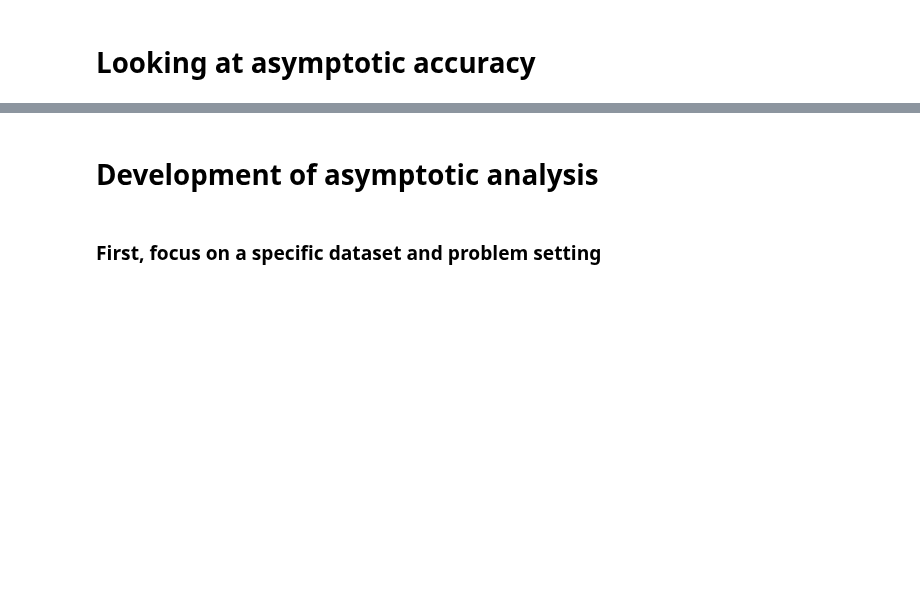
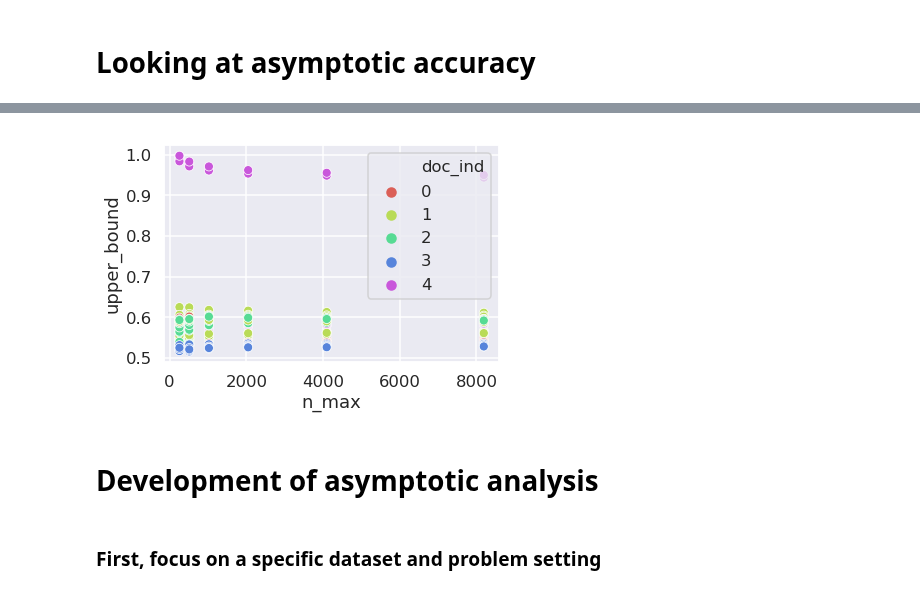
Before and after one commit to maksimt/empirical_privacy, a Jupyter notebook: Notebooks/Asymptotic Analysic.ipynb, the cells around one changed output, grey strips where cells are left out. Cells and saved outputs as stored; diff of their text form; code cells hidden in the pictures; blank space fills up the shorter version.

```diff
--- a/Notebooks/Asymptotic Analysic.ipynb
+++ b/Notebooks/Asymptotic Analysic.ipynb
@@ -28,5 +30,9 @@ from dataset_utils.text_datasets import get_twenty_doc
 AAType = 'CCCSVD'
 AAs = All(AAType).requires()
 DF = load_completed_AAs_into_dataframe(AAs)
+n_docs = DF.doc_ind.nunique()
+print(n_docs)
+cp = sns.color_palette('hls', n_docs)
+DF.to_csv('AsymptoticsResults.csv')
 # %% [output]
 WARNING:root:All is deprecated, use AllSVDAsymptotics
@@ -33,3 +42,5 @@ WARNING:root:All is deprecated, use AllSVDAsymptotics
+# %%
+DF = pd.read_csv('AsymptoticsResults.csv')
 # %%
 DF = DF[DF.n_trials_per_training_set_size==DF.n_trials_per_training_set_size.max()]
 DF = DF[DF.n_max==DF.n_max.max()]
@@ -52,3 +71,16 @@ array([ 5,  6,  7,  8,  9, 10])
+# %%
+handle = sns.scatterplot(
+    data=DF[DF.part_fraction==0.01],
+    x='n_max',
+    y='upper_bound',
+    hue='doc_ind',
+    legend='full',
+    palette=cp,
+   # ci='sd',
+   # err_style='band'
+)
+# %% [output]
+[figure, added]
 # %% [markdown]
 # Development of asymptotic analysis
 # %% [markdown]
```
Also changed, not shown: parts of 7 cells of this notebook, 2 other files.
